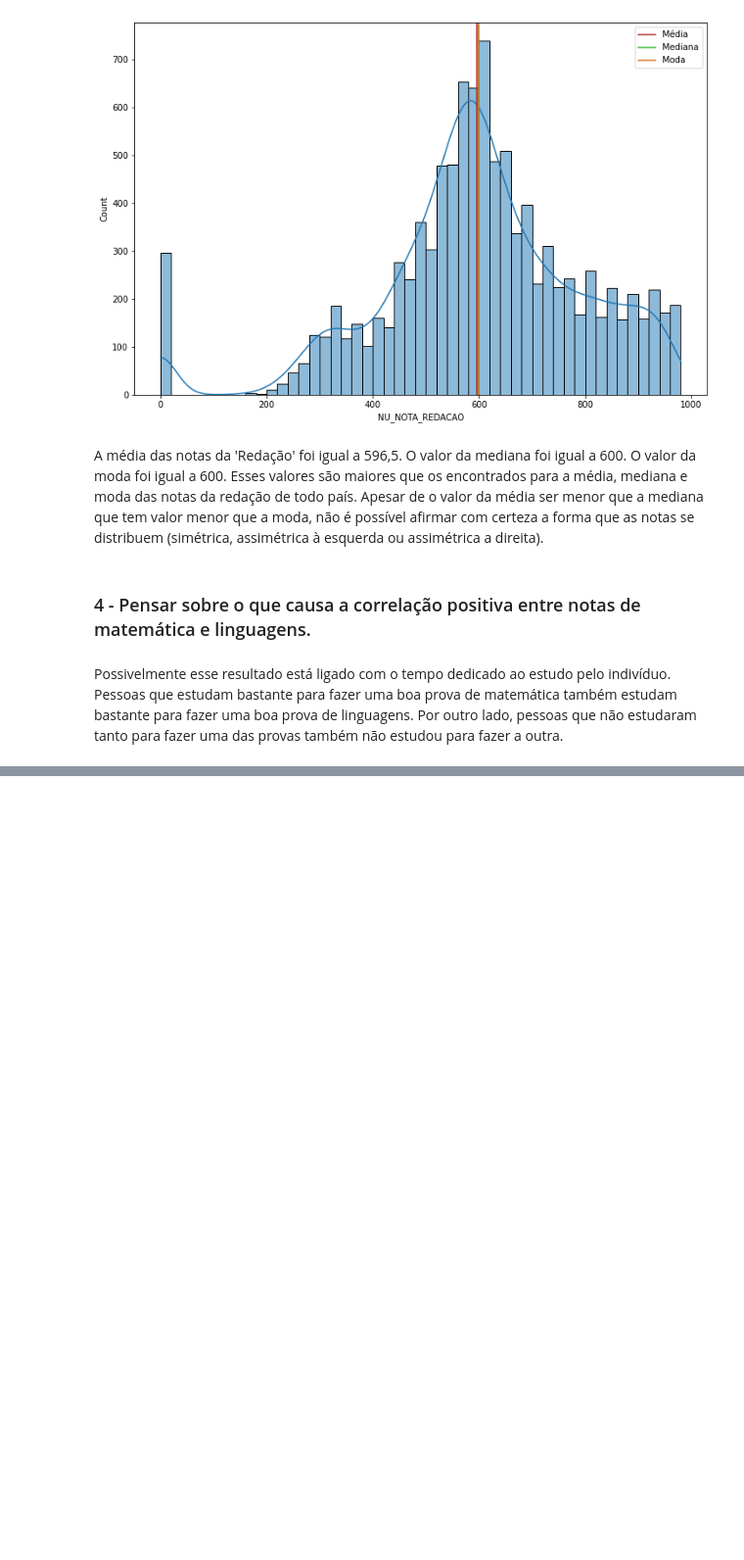
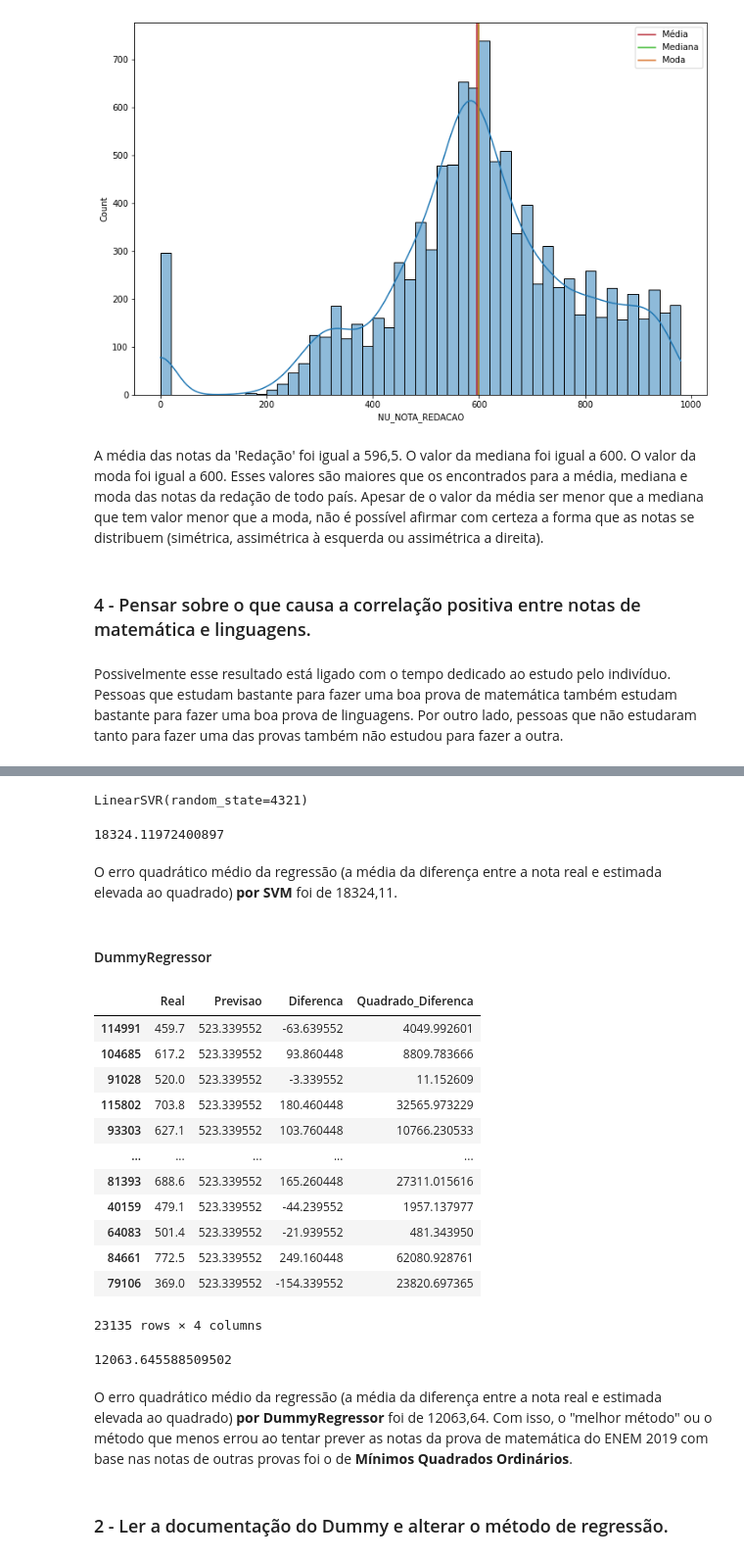
Before and after one commit to agostinhodesena/Imersao_Dados_Alura, a Jupyter notebook: Desafios_Imersao.ipynb, the cells around one changed output, grey strips where cells are left out. Shown at 98% size. Drawn from its saved outputs; the diff is of its cells as text; code cells hidden in the pictures; blank space fills up the shorter version.

```diff
--- a/Desafios_Imersao.ipynb
+++ b/Desafios_Imersao.ipynb
@@ -998,0 +1022,7 @@ Possivelmente esse resultado está ligado com o tempo dedicado ao estudo pelo in
+# %%
+from sklearn.model_selection import train_test_split
+
+seed = 4321
+
+x_treino, x_teste, y_treino, y_teste = train_test_split(x, y, test_size= 0.25,
+                                                       random_state=seed)
@@ -998,0 +1031,5 @@ Possivelmente esse resultado está ligado com o tempo dedicado ao estudo pelo in
+# %%
+from sklearn import linear_model
+regressao_ols = linear_model.LinearRegression()
+regressao_ols.fit(x_treino, y_treino)
+regressao_ols.coef_
@@ -998,0 +1067,7 @@ Possivelmente esse resultado está ligado com o tempo dedicado ao estudo pelo in
+# %%
+from sklearn.svm import LinearSVR
+
+modelo_svr = LinearSVR(random_state=seed)
+modelo_svr.fit(x_treino, y_treino)
+# %% [output]
+LinearSVR(random_state=4321)
@@ -998,0 +1076,44 @@ Possivelmente esse resultado está ligado com o tempo dedicado ao estudo pelo in
+# %%
+mean_squared_error(y_teste, predicoes_svr_matematica)
+# %% [output]
+18324.11972400897
+# %% [markdown]
+O erro quadrático médio da regressão (a média da diferença entre a nota real e estimada elevada ao quadrado) **por SVM** foi de 18324,11.
+# %% [markdown]
+#### DummyRegressor
+# %%
+from sklearn.dummy import DummyRegressor
+
+modelo_dummy = DummyRegressor()
+modelo_dummy.fit(x_treino, y_treino)
+predicoes_dummy_matematica = modelo_dummy.predict(x_teste)
+# %%
+resultados_dummy = pd.DataFrame()
+resultados_dummy['Real'] = y_teste
+resultados_dummy['Previsao'] = predicoes_dummy_matematica
+resultados_dummy['Diferenca'] = resultados_dummy['Real']-resultados_dummy['Previsao']
+resultados_dummy['Quadrado_Diferenca'] = (resultados_dummy['Real']-resultados_dummy['Previsao'])**2
+
+resultados_dummy
+# %% [output]
+|  | Real | Previsao | Diferenca | Quadrado_Diferenca |
+| 114991 | 459.7 | 523.339552 | -63.639552 | 4049.992601 |
+| 104685 | 617.2 | 523.339552 | 93.860448 | 8809.783666 |
+| 91028 | 520.0 | 523.339552 | -3.339552 | 11.152609 |
+| 115802 | 703.8 | 523.339552 | 180.460448 | 32565.973229 |
+| 93303 | 627.1 | 523.339552 | 103.760448 | 10766.230533 |
+| ... | ... | ... | ... | ... |
+| 81393 | 688.6 | 523.339552 | 165.260448 | 27311.015616 |
+| 40159 | 479.1 | 523.339552 | -44.239552 | 1957.137977 |
+| 64083 | 501.4 | 523.339552 | -21.939552 | 481.343950 |
+| 84661 | 772.5 | 523.339552 | 249.160448 | 62080.928761 |
+| 79106 | 369.0 | 523.339552 | -154.339552 | 23820.697365 |
+23135 rows × 4 columns
+# %%
+mean_squared_error(y_teste, predicoes_dummy_matematica)
+# %% [output]
+12063.645588509502
+# %% [markdown]
+O erro quadrático médio da regressão (a média da diferença entre a nota real e estimada elevada ao quadrado) **por DummyRegressor** foi de 12063,64. Com isso, o "melhor método" ou o método que menos errou ao tentar prever as notas da prova de matemática do ENEM 2019 com base nas notas de outras provas foi o de **Mínimos Quadrados Ordinários**.
+# %% [markdown]
+### 2 - Ler a documentação do Dummy e alterar o método de regressão.
```
Also changed, not shown: parts of 29 cells of this notebook.
